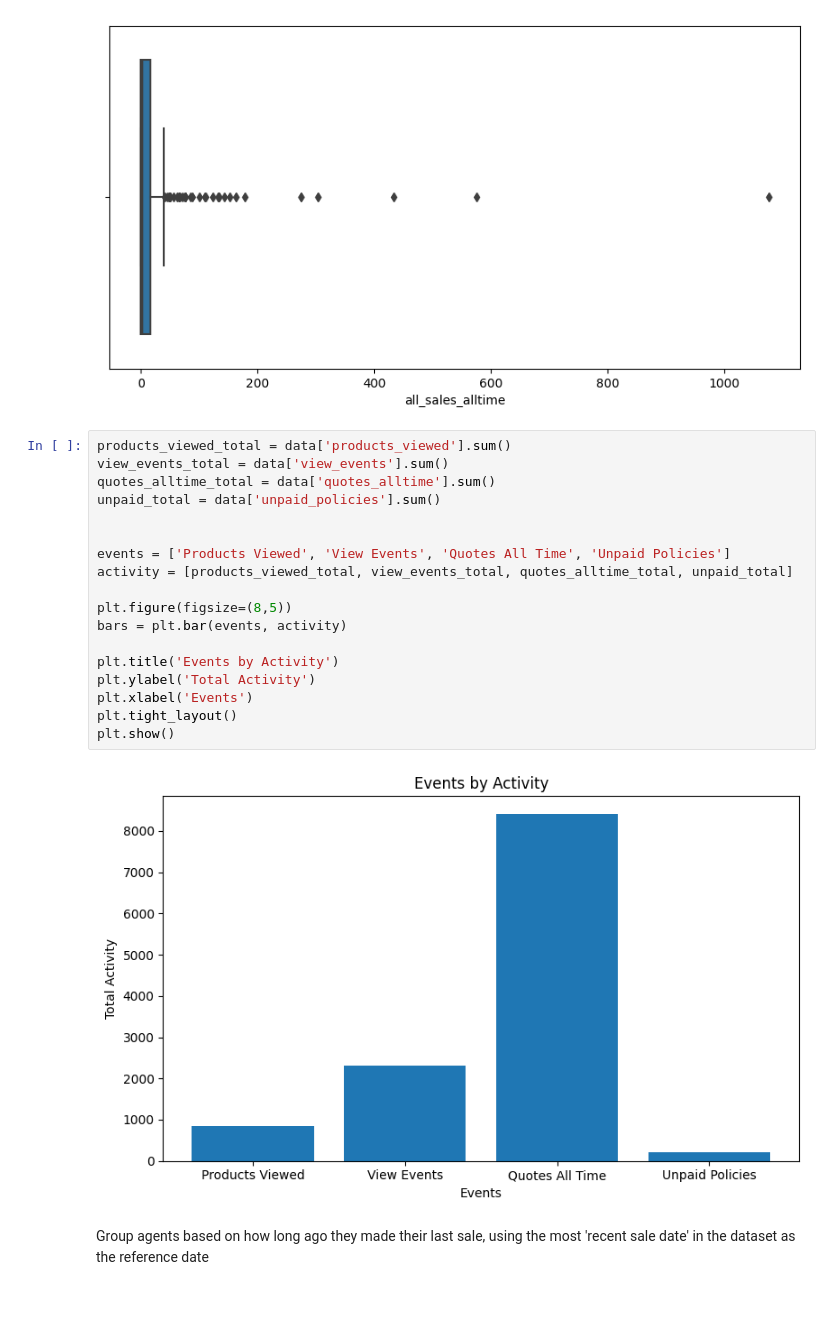
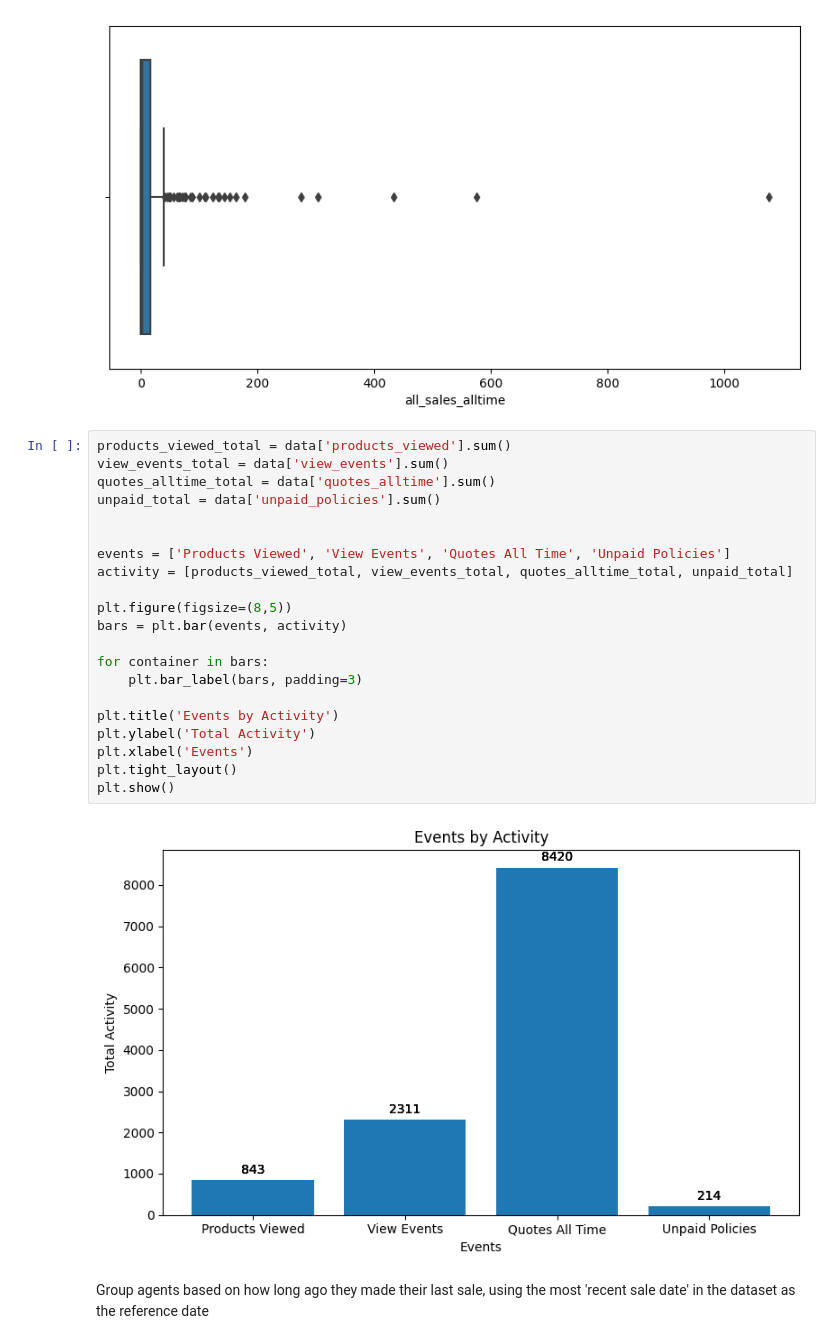
Before and after one commit to Victoria-ui227/PWA_user_behavior, a Jupyter notebook: dropper.ipynb, the cells around one changed output. Saved outputs shown, nothing was run; the diff lists cells and outputs as text; blank space fills up the shorter version.

```diff
--- a/dropper.ipynb
+++ b/dropper.ipynb
@@ -89,23 +89,26 @@ sns.boxplot(x=data['all_sales_alltime']);
 # %%
 products_viewed_total = data['products_viewed'].sum()
 view_events_total = data['view_events'].sum()
 quotes_alltime_total = data['quotes_alltime'].sum()
 unpaid_total = data['unpaid_policies'].sum()
 
 
 events = ['Products Viewed', 'View Events', 'Quotes All Time', 'Unpaid Policies']
 activity = [products_viewed_total, view_events_total, quotes_alltime_total, unpaid_total]
 
 plt.figure(figsize=(8,5))
 bars = plt.bar(events, activity)
 
+for container in bars:
+    plt.bar_label(bars, padding=3)
+
 plt.title('Events by Activity')
 plt.ylabel('Total Activity')
 plt.xlabel('Events')
 plt.tight_layout()
 plt.show()
 # %% [output]
-[figure, old version]
+[figure, new version]
 # %% [markdown]
 Group agents based on how long ago they made their last sale, using the most 'recent sale date' in the dataset as the reference date
 # %%
```
Also changed, not shown: parts of 32 cells of this notebook, 4 other files.
